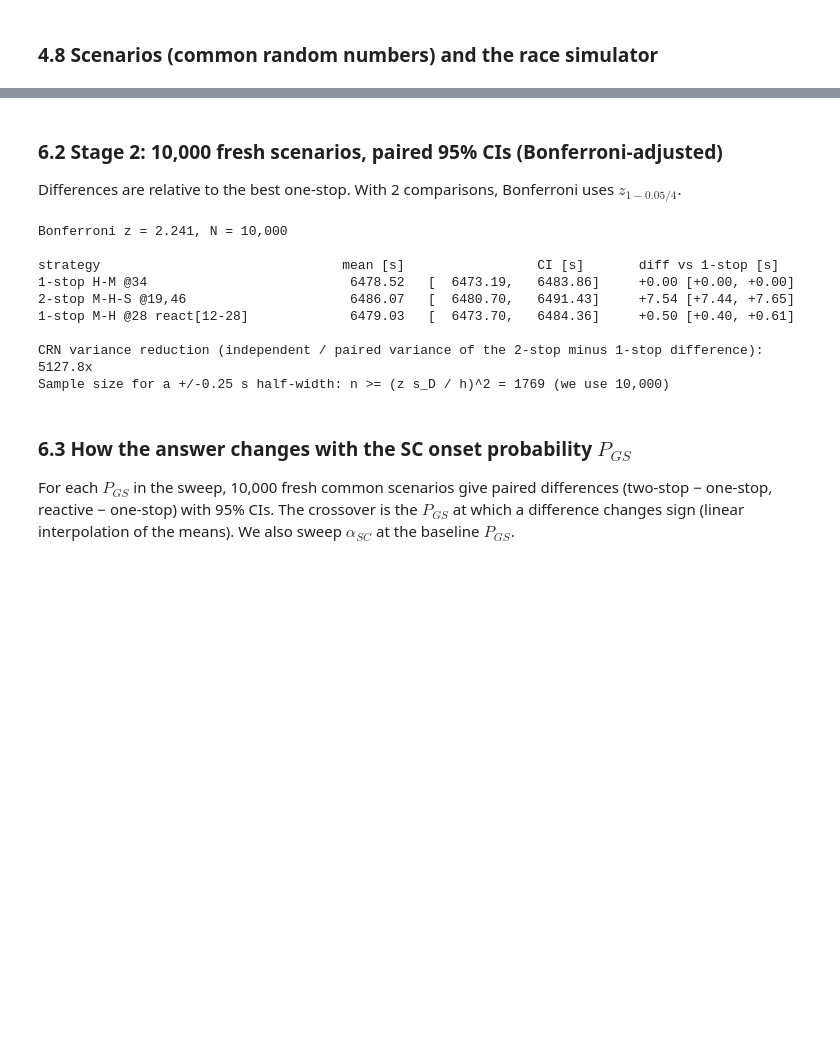
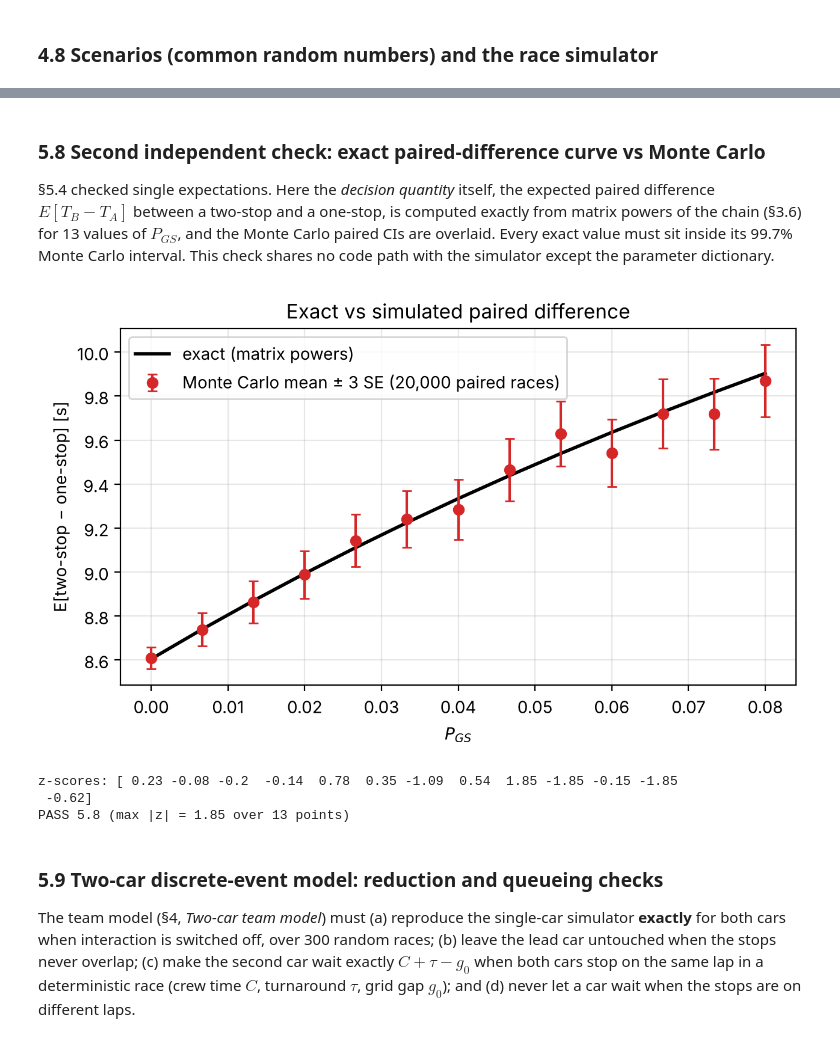
Before and after one commit to dinukacodes/f1-pit-strategy-simulator, a Jupyter notebook: notebook/f1_pit_strategy_simulator.ipynb, the cells around one changed output, grey strips where cells are left out. Drawn from its saved outputs; the diff is of its cells as text; code cells hidden in the pictures; blank space fills up the shorter version.

```diff
--- a/notebook/f1_pit_strategy_simulator.ipynb
+++ b/notebook/f1_pit_strategy_simulator.ipynb
@@ -1028,28 +1198,32 @@ Shortlist: ['1-stop H-M @34', '2-stop M-H-S @19,46', '1-stop M-H @28 react[12-28
 # %% [markdown]
-### 6.2 Stage 2: 10,000 fresh scenarios, paired 95% CIs (Bonferroni-adjusted)
-Differences are relative to the best one-stop. With 2 comparisons, Bonferroni uses $z_{1-0.05/4}$.
+### 5.8 Second independent check: exact paired-difference curve vs Monte Carlo
+§5.4 checked single expectations. Here the *decision quantity* itself, the expected paired difference $E[T_B-T_A]$ between a two-stop and a one-stop, is computed exactly from matrix powers of the chain (§3.6) for 13 values of $P_{GS}$, and the Monte Carlo paired CIs are overlaid. Every exact value must sit inside its 99.7% Monte Carlo interval. This check shares no code path with the simulator except the parameter dictionary.
 # %%
-z_b = bonferroni_z(2)
-rows, X2 = paired_table(SHORTLIST, p, 10_000, SEED_STAGE2, ref=0, z=z_b)
-print("Bonferroni z = %.3f, N = 10,000\n" % z_b)
-print("%-34s %12s %22s %24s" % ("strategy", "mean [s]", "CI [s]", "diff vs 1-stop [s]"))
-for r_ in rows:
-    print("%-34s %12.2f   [%9.2f, %9.2f]   %+7.2f [%+.2f, %+.2f]" % (r_["name"], r_["mean_s"], r_["ci_low_s"], r_["ci_high_s"], r_["diff_s"], r_["diff_low_s"], r_["diff_high_s"]))
-vr = variance_reduction_ratio(best1, best2, p, 10_000, SEED + 33)
-print("\nCRN variance reduction (independent / paired variance of the 2-stop minus 1-stop difference): %.1fx" % vr)
-sd_D = np.std(X2[:, 1] - X2[:, 0], ddof=1)
-print("Sample size for a +/-0.25 s half-width: n >= (z s_D / h)^2 = %.0f (we use 10,000)" % ((z_b * sd_D / 0.25) ** 2))
+sA_, sB_ = strategy([26], ["MEDIUM", "HARD"]), strategy([18, 40], ["SOFT", "MEDIUM", "HARD"])
+grid = np.linspace(0.0, 0.08, 13)
+ex_d, mc_m, mc_h = [], [], []
+for v in grid:
+    q = linear_params(with_params(p, p_gs=v))
+    ex_d.append(exact_expected_total(sB_, q) - exact_expected_total(sA_, q))
+    X = run_paired([sA_, sB_], q, 20_000, SEED + 4000 + int(v * 1e4))
+    d = X[:, 1] - X[:, 0]
+    mc_m.append(d.mean()); mc_h.append(3 * d.std(ddof=1) / math.sqrt(len(d)))
+ex_d, mc_m, mc_h = map(np.array, (ex_d, mc_m, mc_h))
+fig, ax = plt.subplots(figsize=(6.5, 4))
+ax.plot(grid, ex_d, "k-", lw=2, label="exact (matrix powers)")
+ax.errorbar(grid, mc_m, yerr=mc_h, fmt="o", color="C3", capsize=3, label="Monte Carlo mean ± 3 SE (20,000 paired races)")
+ax.set_xlabel("$P_{GS}$"); ax.set_ylabel("E[two-stop − one-stop] [s]"); ax.set_title("Exact vs simulated paired difference")
+ax.legend(); ax.grid(alpha=.3); fig.tight_layout(); fig.savefig(os.path.join(FIG_DIR, "verification_exact_vs_mc.png"), dpi=150); plt.show()
+zs = (mc_m - ex_d) / (mc_h / 3)
+print("z-scores:", np.round(zs, 2))
+assert np.all(np.abs(mc_m - ex_d) < mc_h)
+print("PASS 5.8 (max |z| = %.2f over %d points)" % (np.abs(zs).max(), len(grid)))
 # %% [output]
+[figure, added]
-Bonferroni z = 2.241, N = 10,000
-
-strategy                               mean [s]                 CI [s]       diff vs 1-stop [s]
-1-stop H-M @34                          6478.52   [  6473.19,   6483.86]     +0.00 [+0.00, +0.00]
-2-stop M-H-S @19,46                     6486.07   [  6480.70,   6491.43]     +7.54 [+7.44, +7.65]
-1-stop M-H @28 react[12-28]             6479.03   [  6473.70,   6484.36]     +0.50 [+0.40, +0.61]
-
-CRN variance reduction (independent / paired variance of the 2-stop minus 1-stop difference): 5127.8x
-Sample size for a +/-0.25 s half-width: n >= (z s_D / h)^2 = 1769 (we use 10,000)
+z-scores: [ 0.23 -0.08 -0.2  -0.14  0.78  0.35 -1.09  0.54  1.85 -1.85 -0.15 -1.85
+ -0.62]
+PASS 5.8 (max |z| = 1.85 over 13 points)
 # %% [markdown]
-### 6.3 How the answer changes with the SC onset probability $P_{GS}$
-For each $P_{GS}$ in the sweep, 10,000 fresh common scenarios give paired differences (two-stop − one-stop, reactive − one-stop) with 95% CIs. The crossover is the $P_{GS}$ at which a difference changes sign (linear interpolation of the means). We also sweep $\alpha_{SC}$ at the baseline $P_{GS}$.
+### 5.9 Two-car discrete-event model: reduction and queueing checks
+The team model (§4, *Two-car team model*) must (a) reproduce the single-car simulator **exactly** for both cars when interaction is switched off, over 300 random races; (b) leave the lead car untouched when the stops never overlap; (c) make the second car wait exactly $C+\tau-g_0$ when both cars stop on the same lap in a deterministic race (crew time $C$, turnaround $\tau$, grid gap $g_0$); and (d) never let a car wait when the stops are on different laps.
 # %%
```
Also changed, not shown: parts of 48 cells of this notebook, 6 other files.
